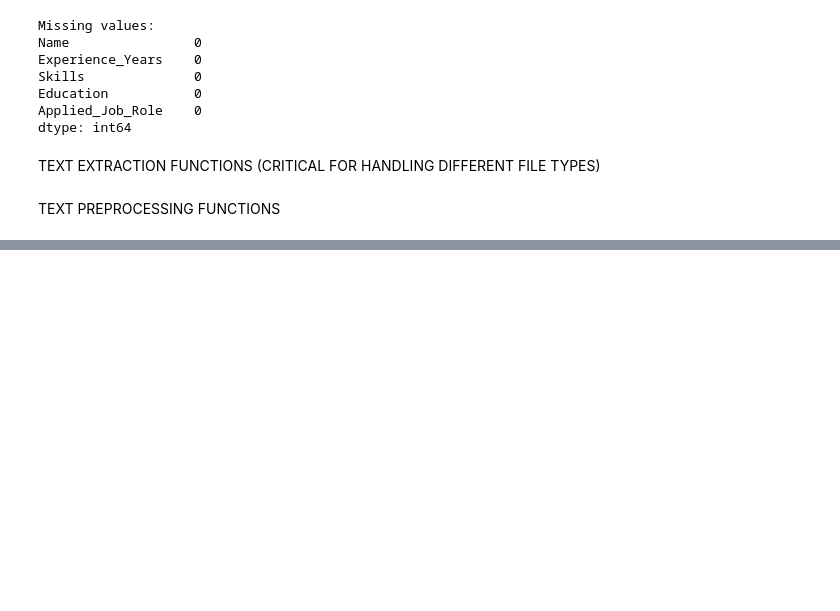
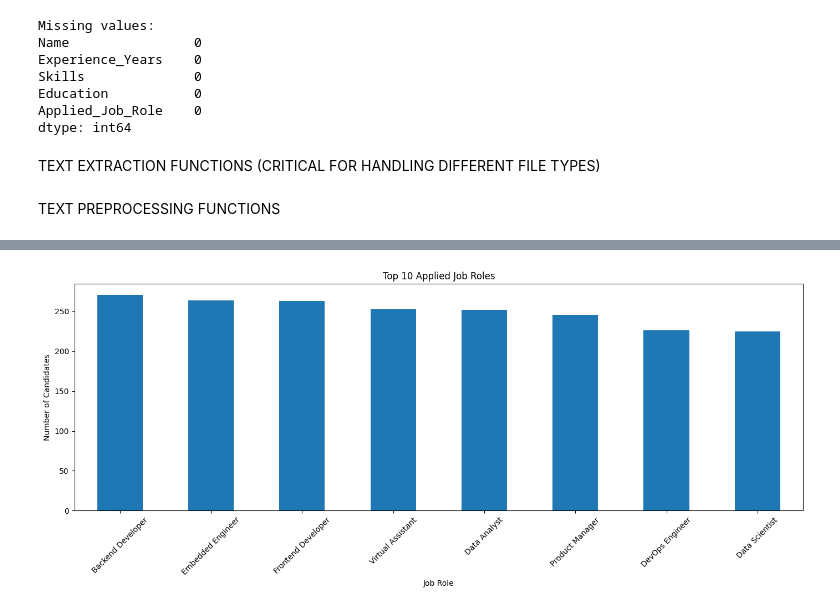
Before and after one commit to FarazTheAnalyst/Data-Scientist-Portfolio, a Jupyter notebook: Resume Screening with RAG + LLM Project /rag_resume_training.ipynb, the cells around one changed output, grey strips where cells are left out. Saved outputs shown, nothing was run; the diff lists cells and outputs as text; code cells hidden in the pictures; blank space fills up the shorter version.

```diff
--- a/Resume Screening with RAG + LLM Project /rag_resume_training.ipynb
+++ b/Resume Screening with RAG + LLM Project /rag_resume_training.ipynb
@@ -201,0 +419,17 @@ Processed 2000 resumes with 2000 total_chunks
+# %%
+# Ditribution of applied roles
+if "Applied_Job_Role" in df.columns:
+  plt.figure(figsize=(14, 6))
+  df["Applied_Job_Role"].value_counts().head(10).plot(kind="bar")
+  plt.title("Top 10 Applied Job Roles")
+  plt.xlabel("Job Role")
+  plt.ylabel("Number of Candidates")
+  plt.xticks(rotation=45)
+  plt.tight_layout()
+  plt.show()
+  plt.savefig("applied_roles.png")
+  plt.close()
+else:
+  print("No 'Applied_Job_Role' column found in the DataFrame.")
+# %% [output]
+[figure, added]
```
Also changed, not shown: parts of 18 cells of this notebook.
